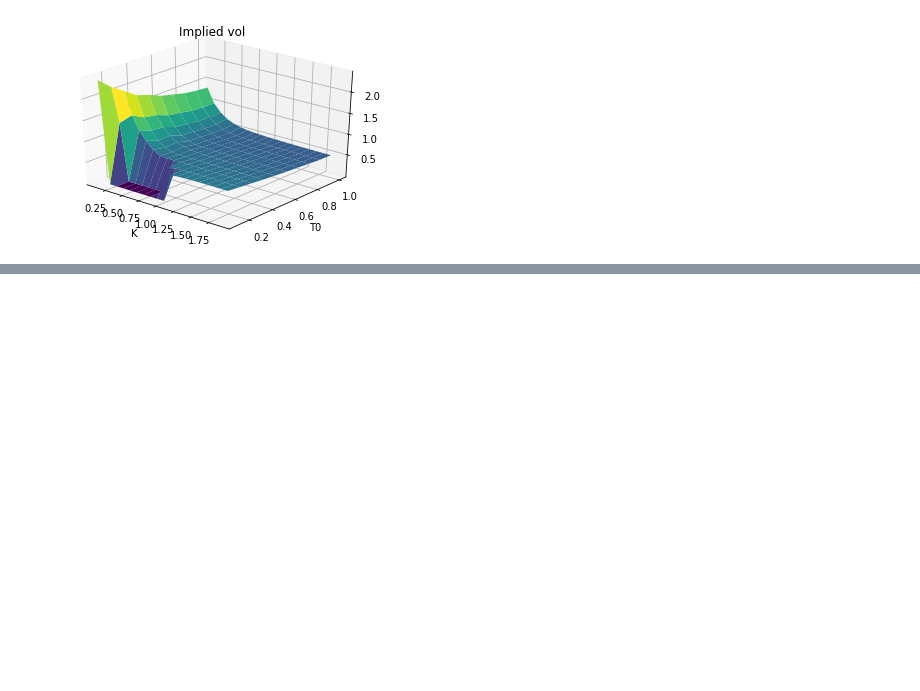
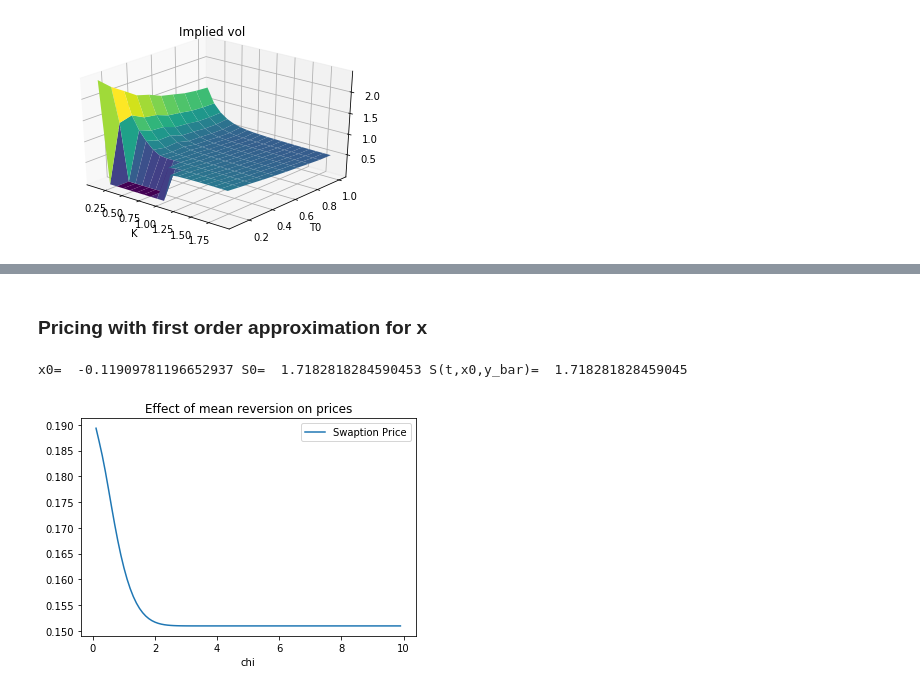
Before and after one commit to AlexisHoussard/Stage-Awalee-2021, a Jupyter notebook: Model v.1.3.ipynb, the cells around one changed output, grey strips where cells are left out. Saved outputs shown, nothing was run; the diff lists cells and outputs as text; code cells hidden in the pictures; blank space fills up the shorter version.

```diff
--- a/Model v.1.3.ipynb
+++ b/Model v.1.3.ipynb
@@ -632,0 +657,31 @@ plot2D(lmbdas,swaptions1,'lambda','Swaption Price','Effect of lambda on prices')
+# %% [markdown]
+### Pricing with first order approximation for x
+# %%
+#First order approximation x0(t)
+
+def x0(t,maturities,lmbda,a,chi):
+    A0 = A(0,0,0,maturities,chi)
+    S0 = S(0,0,0,maturities,chi)
+    g0 = G(t,maturities[0],chi)
+    gN = G(t,maturities[-1],chi)
+    y = y0(t,lmbda,a,chi)
+    Swap_rate = lambda x: S(t,x,y,maturities,chi) - S0
+    dS = lambda x: q(t,x,y,maturities,chi)
+    return opt.newton(Swap_rate,0,dS)
+# %%
+#test
+t = 0.5
+y = y0(t,lmbda,a,chi)
+S0 = (np.exp(-r*maturities[0])-np.exp(-r*maturities[-1]))/A0
+x = x0(t,maturities, lmbda,a,chi)
+print("x0= ",x,"S0= ",S0,"S(t,x0,y_bar)= ",S(t,x,y,maturities,chi))
+# %% [output]
+x0=  -0.11909781196652937 S0=  1.7182818284590453 S(t,x0,y_bar)=  1.718281828459045
+# %%
+mean_reversion_val = np.arange(0.1,10,0.1)
+
+swaptions = [swaption_gauss(K,maturities,lmbda,a,b,mr,lambda t: x0(t,maturities,lmbda,a,mr)) for mr in mean_reversion_val]
+
+plot2D(mean_reversion_val,swaptions,'chi','Swaption Price','Effect of mean reversion on prices')
+# %% [output]
+[figure, added]
```
Also changed, not shown: parts of 21 cells of this notebook.
